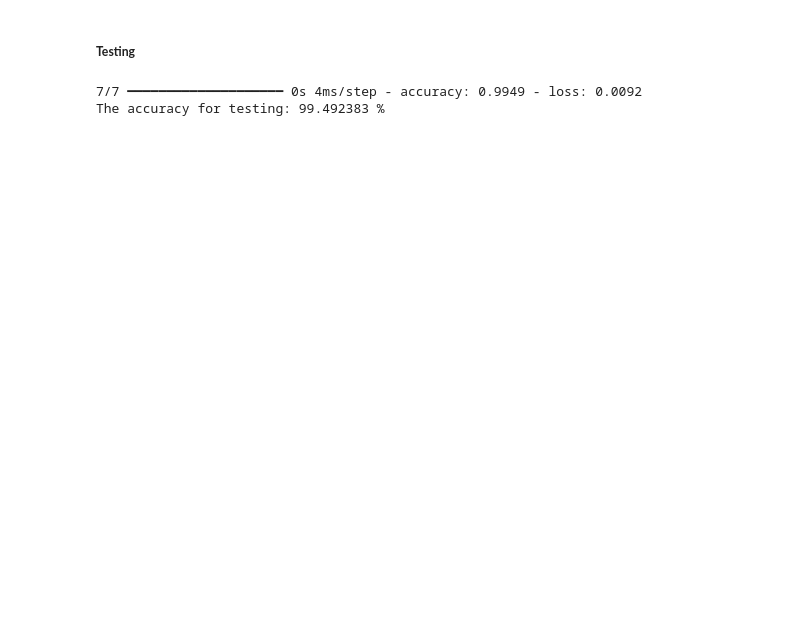
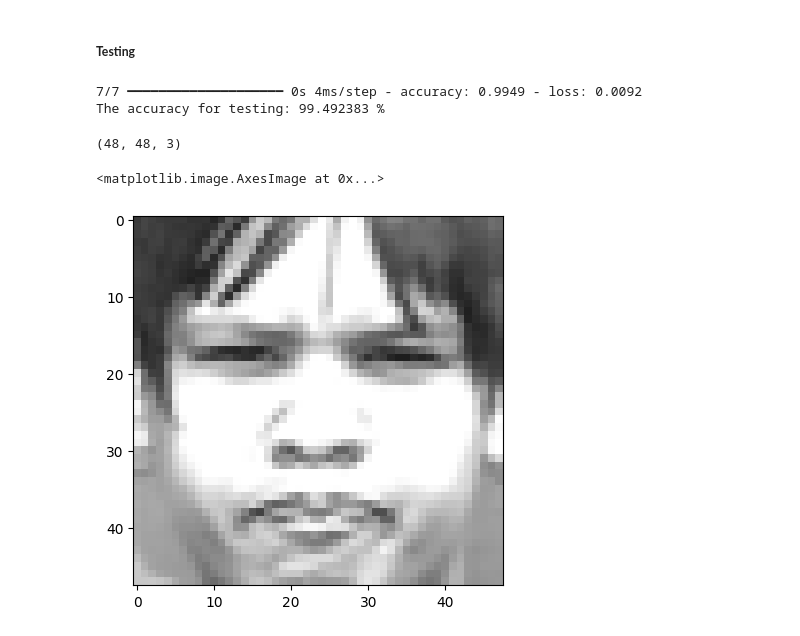
Before and after one commit to Muh-7/AI-Machine-Learning-Projects, a Jupyter notebook: 05_Human_Emotion_Detection_from_images/human_emotion_detection_from_images.ipynb, the cells around one changed output. Drawn from its saved outputs; the diff is of its cells as text; code cells hidden in the pictures; blank space fills up the shorter version.

```diff
--- a/05_Human_Emotion_Detection_from_images/human_emotion_detection_from_images.ipynb
+++ b/05_Human_Emotion_Detection_from_images/human_emotion_detection_from_images.ipynb
@@ -190,3 +190,13 @@ print("The accuracy for testing: %f" % (score*100), "%")
 # %% [output]
 7/7 ━━━━━━━━━━━━━━━━━━━━ 0s 4ms/step - accuracy: 0.9949 - loss: 0.0092
 The accuracy for testing: 99.492383 %
+# %%
+x_test[0].shape
+# %% [output]
+(48, 48, 3)
+# %%
+import matplotlib.pyplot as plt
+plt.imshow(x_test[0])
+# %% [output]
+<matplotlib.image.AxesImage at 0x...>
+[figure, added]
```
Also changed, not shown: parts of 6 cells of this notebook.
